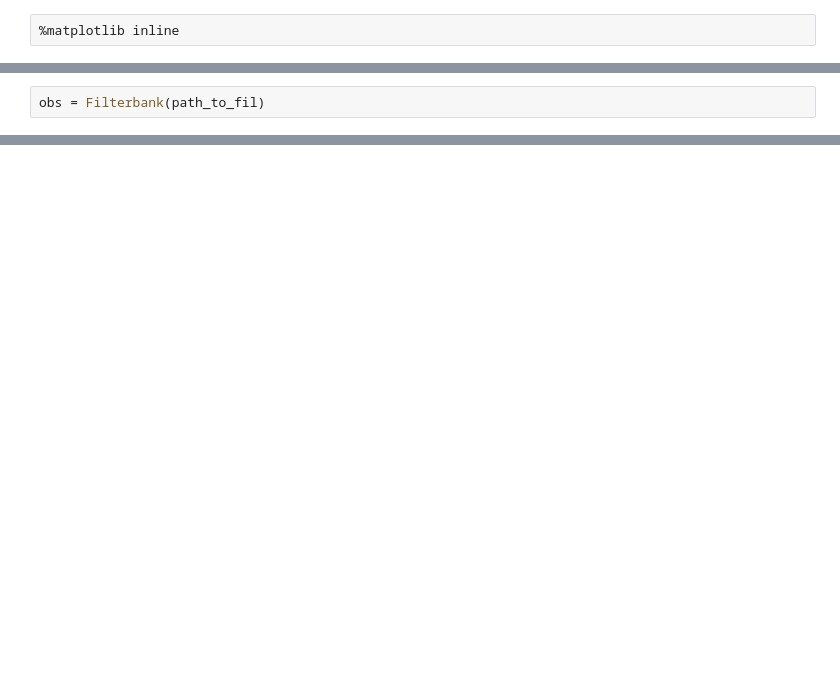
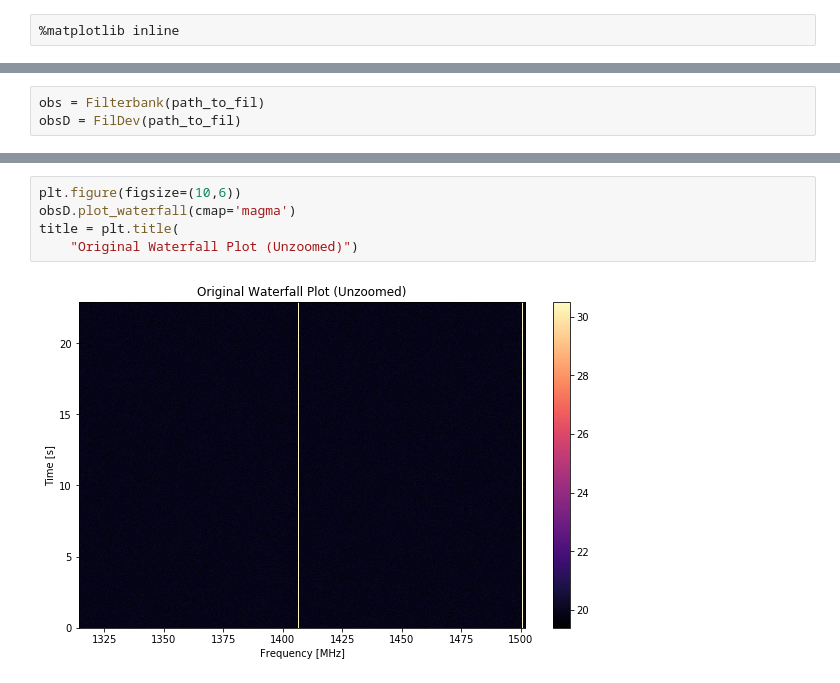
Before and after one commit to FX196/SETI_Projects, a Jupyter notebook: Waterfall Plot.ipynb, the cells around one changed output, grey strips where cells are left out. Drawn from its saved outputs; the diff is of its cells as text; blank space fills up the shorter version.

```diff
--- a/Waterfall Plot.ipynb
+++ b/Waterfall Plot.ipynb
@@ -10,5 +10,6 @@ path_to_fil = ("spliced_blc0001020304050607_guppi_"
 # %%
 obs = Filterbank(path_to_fil)
+obsD = FilDev(path_to_fil)
 # %%
 obs.info()
 # %% [output]
@@ -32,3 +33,10 @@ Start freq (MHz) :               3151.4634132385254
+# %%
+plt.figure(figsize=(10,6))
+obsD.plot_waterfall(cmap='magma')
+title = plt.title(
+    "Original Waterfall Plot (Unzoomed)")
+# %% [output]
+[figure, added]
 # %%
 plt.figure(figsize=(10,6))
 obs.plot_waterfall()
```
Also changed, not shown: parts of 8 cells of this notebook.
